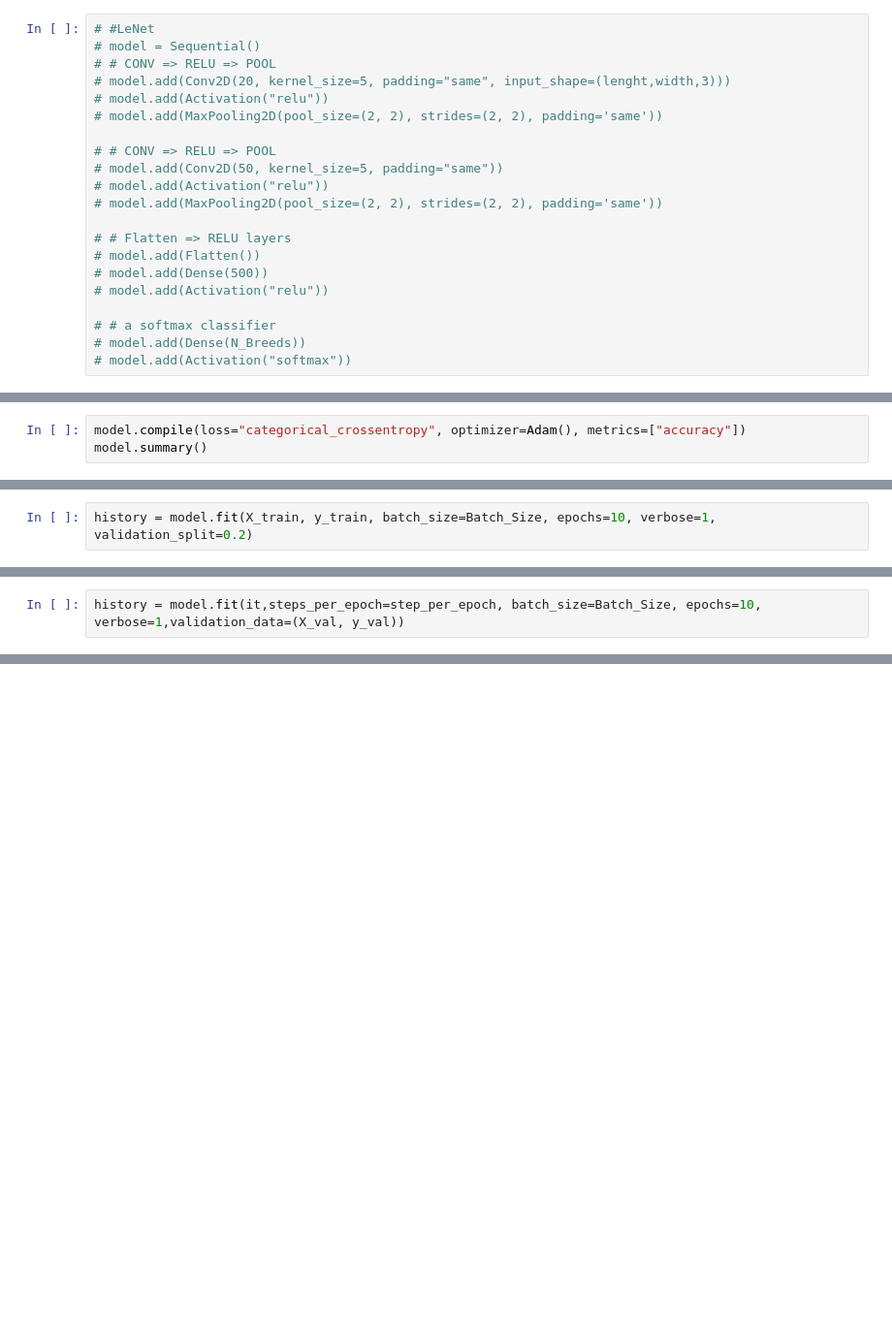
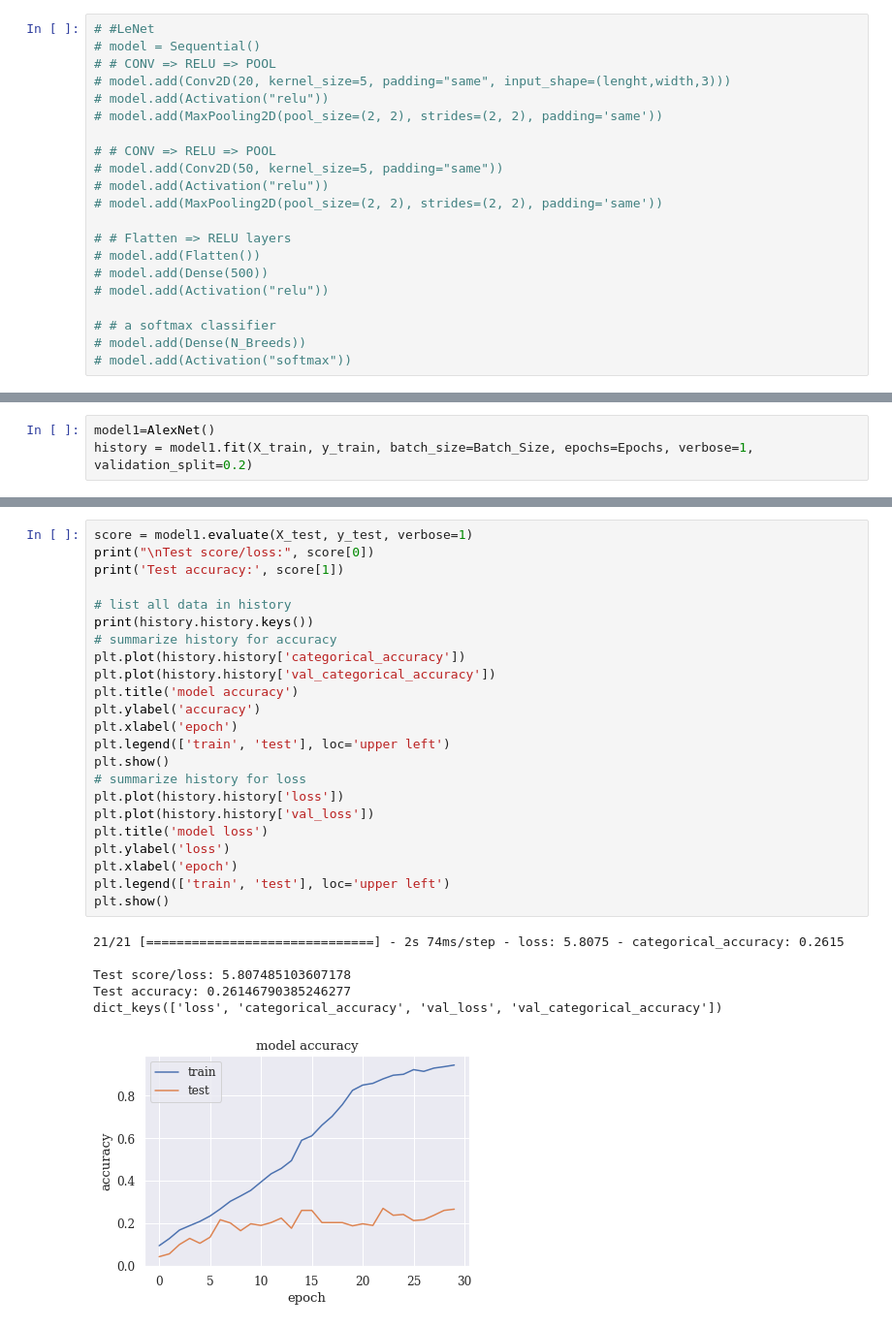
Before and after one commit to GabyCisnerosV/AllTheDogs, a Jupyter notebook: Dog_Breeds.ipynb, the cells around one changed output, grey strips where cells are left out. Shown: that part at 97% size. Drawn from its saved outputs; the diff is of its cells as text; blank space fills up the shorter version.

Commit message:
Upgraded AlexNet and added ResNet50V

```diff
--- a/Dog_Breeds.ipynb
+++ b/Dog_Breeds.ipynb
@@ -246,3 +210,0 @@ model.add(Activation("softmax"))
-# %%
-model.compile(loss="categorical_crossentropy", optimizer=Adam(), metrics=["accuracy"])
-model.summary()
@@ -269,2 +210,0 @@ _________________________________________________________________
-# %%
-history = model.fit(X_train, y_train, batch_size=Batch_Size, epochs=10, verbose=1, validation_split=0.2)
@@ -346,2 +210,0 @@ step_per_epoch=19
-# %%
-history = model.fit(it,steps_per_epoch=step_per_epoch, batch_size=Batch_Size, epochs=10, verbose=1,validation_data=(X_val, y_val))
@@ -382,0 +288,3 @@ print(metrics.classification_report(Y_test, pred))
+# %%
+model1=AlexNet()
+history = model1.fit(X_train, y_train, batch_size=Batch_Size, epochs=Epochs, verbose=1, validation_split=0.2)
@@ -382,0 +309,30 @@ print(metrics.classification_report(Y_test, pred))
+# %%
+score = model1.evaluate(X_test, y_test, verbose=1)
+print("\nTest score/loss:", score[0])
+print('Test accuracy:', score[1])
+
+# list all data in history
+print(history.history.keys())
+# summarize history for accuracy
+plt.plot(history.history['categorical_accuracy'])
+plt.plot(history.history['val_categorical_accuracy'])
+plt.title('model accuracy')
+plt.ylabel('accuracy')
+plt.xlabel('epoch')
+plt.legend(['train', 'test'], loc='upper left')
+plt.show()
+# summarize history for loss
+plt.plot(history.history['loss'])
+plt.plot(history.history['val_loss'])
+plt.title('model loss')
+plt.ylabel('loss')
+plt.xlabel('epoch')
+plt.legend(['train', 'test'], loc='upper left')
+plt.show()
+# %% [output]
+21/21 [==============================] - 2s 74ms/step - loss: 5.8075 - categorical_accuracy: 0.2615
+
+Test score/loss: 5.807485103607178
+Test accuracy: 0.26146790385246277
+dict_keys(['loss', 'categorical_accuracy', 'val_loss', 'val_categorical_accuracy'])
+[figure, added]
```
Also changed, not shown: parts of 49 cells of this notebook.
